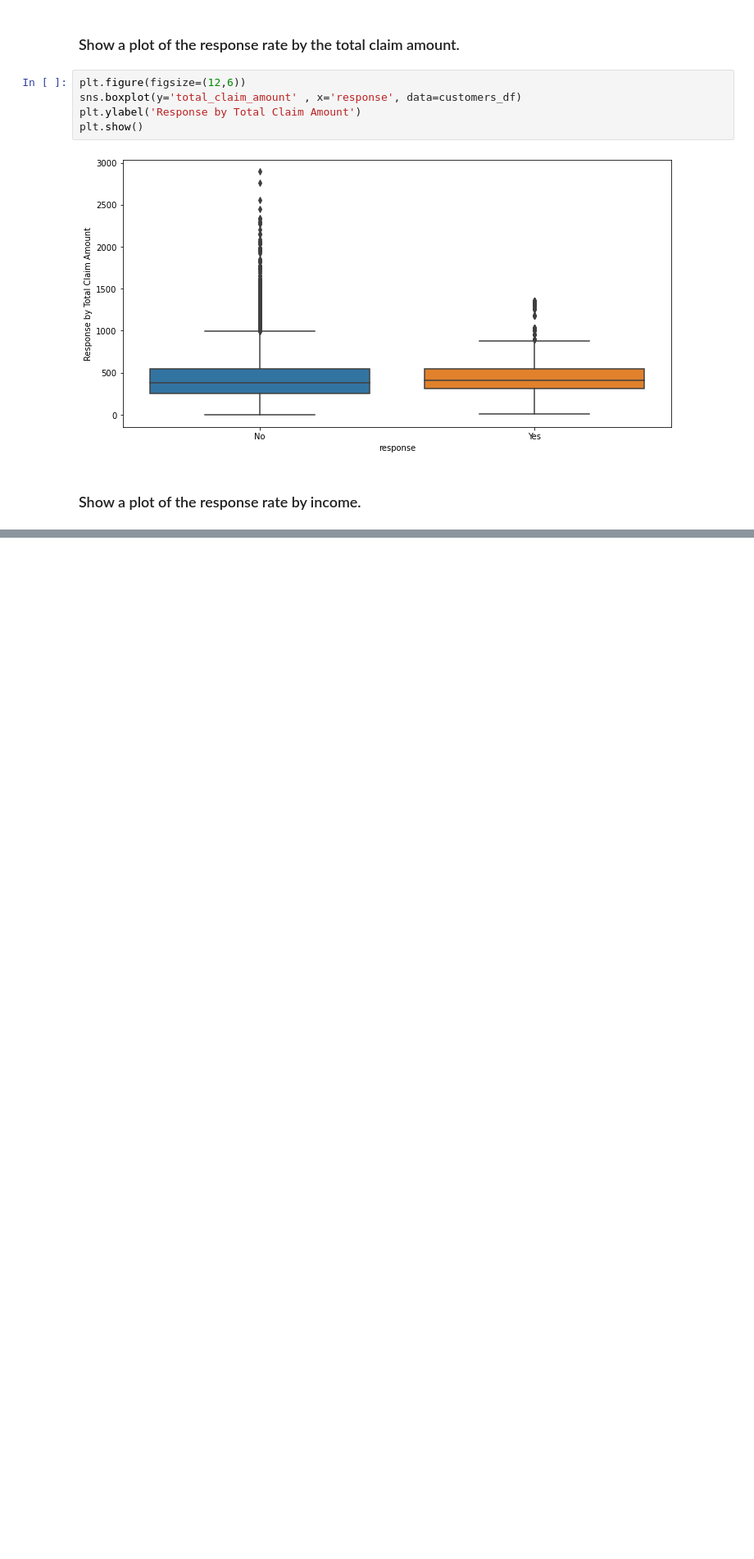
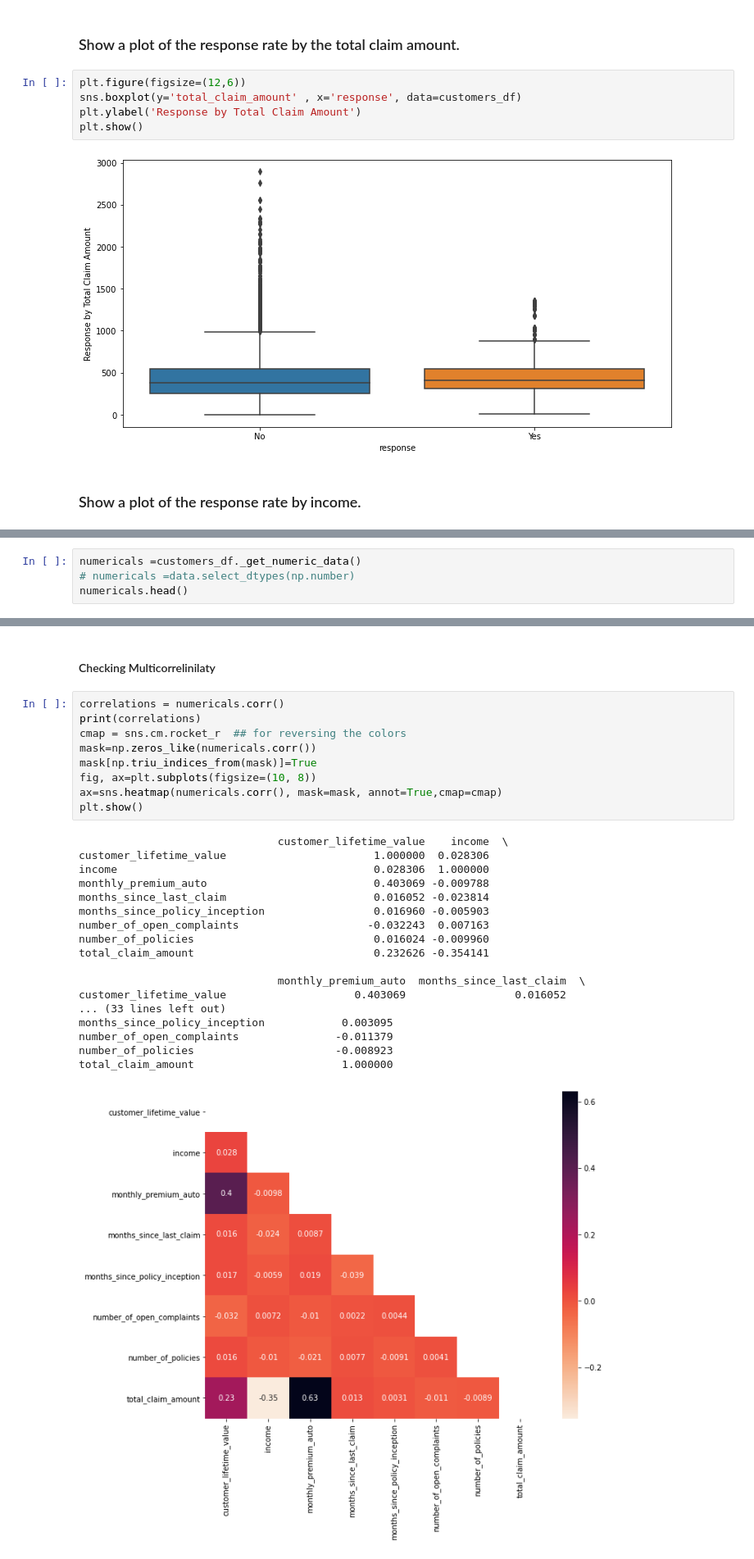
Before and after one commit to AdnStart/Bootcamp_Labs_solutions, a Jupyter notebook: Labs_Solutions/Pandas/Lab_Customer_Analysis_Case_Study.ipynb, the cells around one changed output, grey strips where cells are left out. Shown at 82% size. Saved outputs shown, nothing was run; the diff lists cells and outputs as text; blank space fills up the shorter version.

```diff
--- a/Labs_Solutions/Pandas/Lab_Customer_Analysis_Case_Study.ipynb
+++ b/Labs_Solutions/Pandas/Lab_Customer_Analysis_Case_Study.ipynb
@@ -83,0 +90,4 @@ plt.show()
+# %%
+numericals =customers_df._get_numeric_data()
+# numericals =data.select_dtypes(np.number)
+numericals.head()
@@ -83,0 +139,30 @@ plt.show()
+# %% [markdown]
+#### Checking Multicorrelinilaty
+# %%
+correlations = numericals.corr()
+print(correlations)
+cmap = sns.cm.rocket_r  ## for reversing the colors
+mask=np.zeros_like(numericals.corr())
+mask[np.triu_indices_from(mask)]=True
+fig, ax=plt.subplots(figsize=(10, 8))
+ax=sns.heatmap(numericals.corr(), mask=mask, annot=True,cmap=cmap)
+plt.show()
+# %% [output]
+                               customer_lifetime_value    income  \
+customer_lifetime_value                       1.000000  0.028306
+income                                        0.028306  1.000000
+monthly_premium_auto                          0.403069 -0.009788
+months_since_last_claim                       0.016052 -0.023814
+months_since_policy_inception                 0.016960 -0.005903
+number_of_open_complaints                    -0.032243  0.007163
+number_of_policies                            0.016024 -0.009960
+total_claim_amount                            0.232626 -0.354141
+
+                               monthly_premium_auto  months_since_last_claim  \
+customer_lifetime_value                    0.403069                 0.016052
+... (33 lines left out)
+months_since_policy_inception            0.003095
+number_of_open_complaints               -0.011379
+number_of_policies                      -0.008923
+total_claim_amount                       1.000000
+[figure, added]
```
Also changed, not shown: parts of 22 cells of this notebook.
